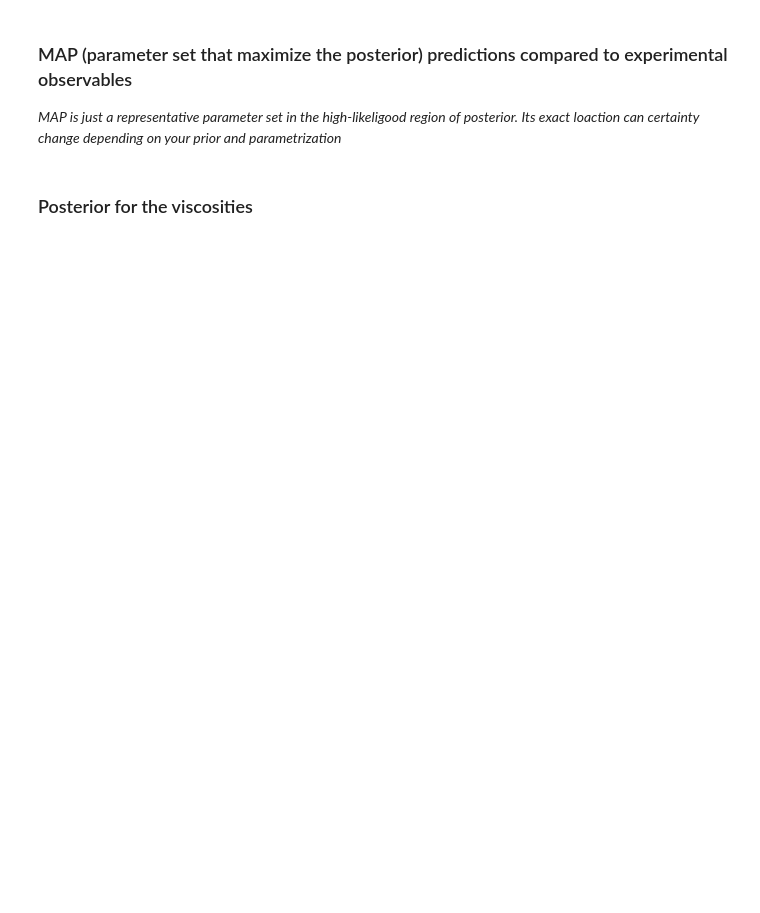
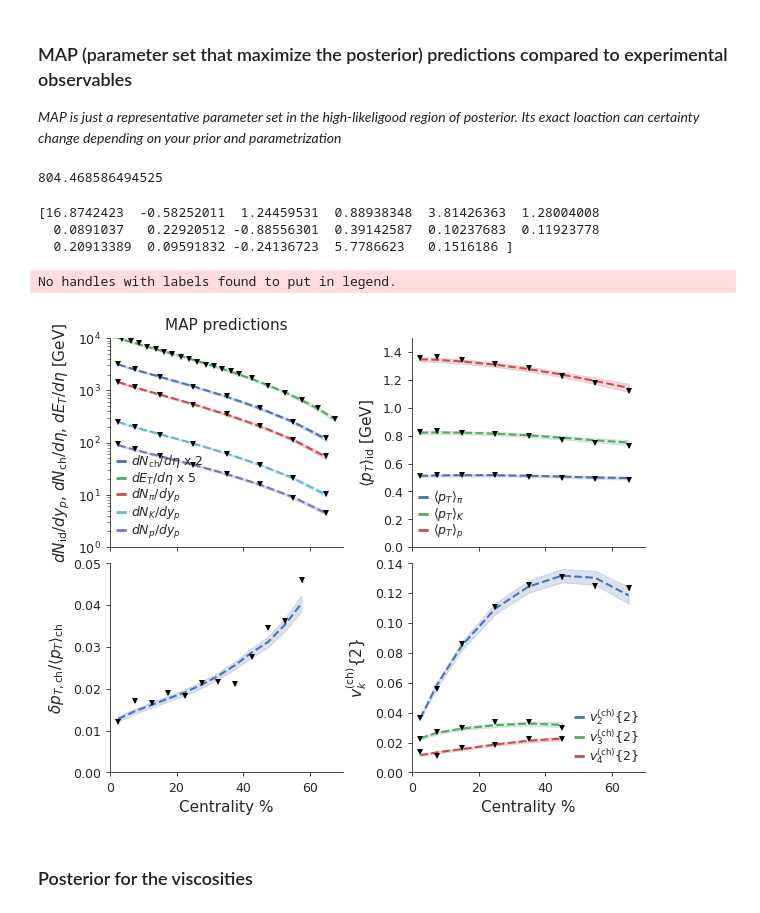
Before and after one commit to JETSCAPE/SummerSchool2022, a Jupyter notebook: Aug03_BulkBayes/Bayesian Parameter Estimation for Relativistic Heavy Ion Physics.ipynb, the cells around one changed output. Saved outputs shown, nothing was run; the diff lists cells and outputs as text; code cells hidden in the pictures; blank space fills up the shorter version.

```diff
--- a/Aug03_BulkBayes/Bayesian Parameter Estimation for Relativistic Heavy Ion Physics.ipynb
+++ b/Aug03_BulkBayes/Bayesian Parameter Estimation for Relativistic Heavy Ion Physics.ipynb
@@ -723,7 +807,7 @@ To keep this notebook short we have omitted some of the essential checks in any
 # %% [markdown]
 ### 5. Bayesian parameter inference
 # %%
-do_validation = False
+do_validation = True
 validation_set = 0
 Yexp = y_exp if not do_validation else validation.iloc[0].values[1:]
 Yvar = y_exp_variance if not do_validation else Yexp**2/100.**2
@@ -989,7 +1087,7 @@ plt.show()
 *MAP is just a representative parameter set in the high-likeligood region of posterior. Its exact loaction can certainty change depending on your prior and parametrization*
 # %%
 # if this is taking so long, please use the following MAP for the comparison to exp data with 12 PC
-use_saved_MAP = True
+use_saved_MAP = False
 
 if not use_saved_MAP:
     bounds=[(a,b) for (a,b) in zip(design_min,design_max)]
@@ -1016,15 +1114,21 @@ else:
     Map_param = np.array([14.26370278, -0.0347678,   0.9610322,   0.96907836,  0.92296974,  1.41774572,
                         0.08480153,  0.25015421, -0.15067507, -0.18580838,  0.13378421,  0.12772325,
                       0.1790854,   0.09202676,  0.16874745,  4.75186113,  0.13424626])
+# %% [output]
+804.468586494525
 # %%
 print(Map_param)
 MAP_mean, MAP_var = predict_observables(Map_param)
+# %% [output]
+[16.8742423  -0.58252011  1.24459531  0.88938348  3.81426363  1.28004008
+  0.0891037   0.22920512 -0.88556301  0.39142587  0.10237683  0.11923778
+  0.20913389  0.09591832 -0.24136723  5.7786623   0.1516186 ]
 # %%
 fig, axes = plt.subplots(nrows=2, ncols=2, figsize=(6, 5), sharex=True)
 axes =  axes.flatten()
 for row, obs_group in enumerate(obs_groups.keys()):
     for obs, color in zip(obs_groups[obs_group], colors):
-        expt_label = 'ALICE'
+        expt_label = 'ALICE' if not do_validation else 'Validation obs'
 
         axes[row].tick_params(labelsize=9)
 
@@ -1047,37 +1151,40 @@ for row, obs_group in enumerate(obs_groups.keys()):
         # MAP:
         Y1 = MAP_mean[index[obs][0]:index[obs][1]]
         Yerr1 = np.sqrt(MAP_var.diagonal()[index[obs][0]:index[obs][1]])
         axes[row].plot(x, Y1*scale, '--', color = color, label = label, lw = 1.5)
         axes[row].fill_between(x, (Y1-Yerr1)*scale, (Y1+Yerr1)*scale, color=color, alpha=0.2)
 
 
-        exp_mean = y_exp[index[obs][0]:index[obs][1]]
-        exp_err = np.sqrt(y_exp_variance[index[obs][0]:index[obs][1]])
+        exp_mean = Yexp[index[obs][0]:index[obs][1]]
+        exp_err = np.sqrt(Yvar[index[obs][0]:index[obs][1]])
 
         axes[row].errorbar(x, exp_mean*scale, exp_err, color='black', fmt='v', markersize='4', elinewidth=1)
 
     leg = axes[row].legend(fontsize=9, borderpad=0, labelspacing=0, handlelength=1, handletextpad=0.2)
 
     for legobj in leg.legendHandles:
         legobj.set_linewidth(2.0)
         legobj.set_alpha(1.0)
 
     axes[row].set_xlim(0, 70)
 
     if obs_group == 'yields':
         axes[row].set_ylim(1, 1e4)
     if obs_group == 'mean_pT':
         axes[row].set_ylim(0., 1.5)
     if obs_group == 'fluct':
-        axes[row].set_ylim(0.0, 0.04)
+        axes[row].set_ylim(0.0, 0.05)
     if obs_group == 'flows':
-        axes[row].set_ylim(0.0, 0.12)
+        axes[row].set_ylim(0.0, 0.14)
     if axes[row].is_last_row():
         axes[row].set_xlabel('Centrality %', fontsize = 11)
 
 plt.tight_layout(True)
 set_tight(fig, rect=[0, 0, 1, 1])
 save_fig("MAP_prediction")
+# %% [output]
+No handles with labels found to put in legend.
+[figure, added]
 # %% [markdown]
 ### Posterior for the viscosities
 # %%
```
Also changed, not shown: parts of 24 cells of this notebook, 2 other files.
